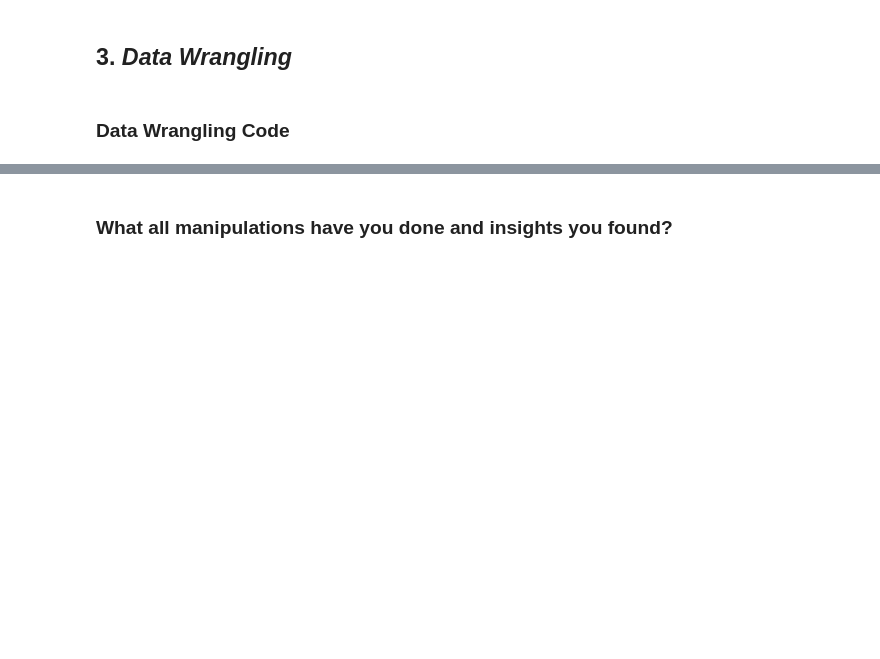
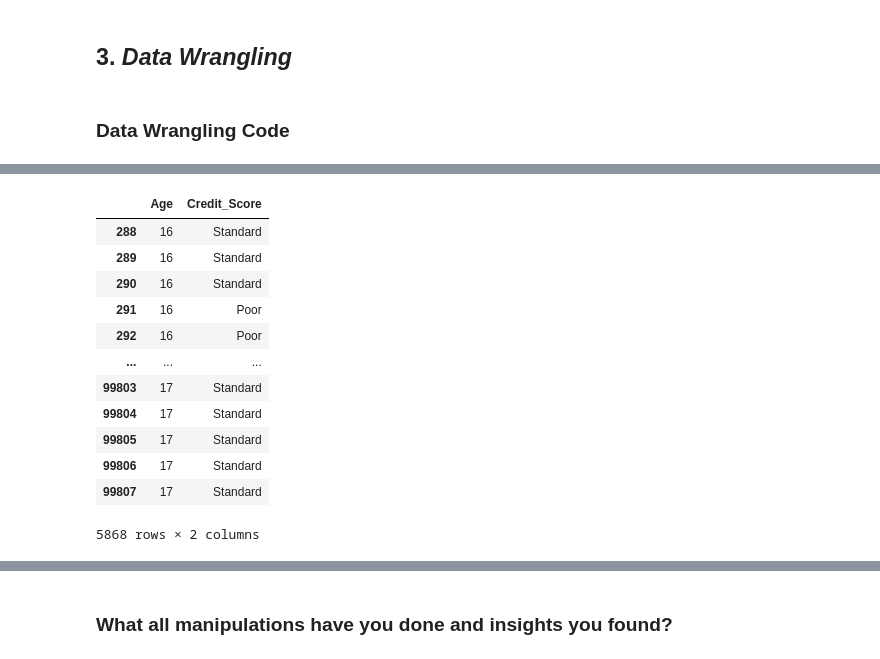
Before and after one commit to Shuvam-2000/Paisa-Bazar-Bank-Fraud-Analysis, a Jupyter notebook: Paisa_Bazar_Bank_Fraud_Analysis.ipynb, the cells around one changed output, grey strips where cells are left out. Cells and saved outputs as stored; diff of their text form; code cells hidden in the pictures; blank space fills up the shorter version.

```diff
--- a/Paisa_Bazar_Bank_Fraud_Analysis.ipynb
+++ b/Paisa_Bazar_Bank_Fraud_Analysis.ipynb
@@ -281,0 +410,17 @@ Credit_Score (No of Unique Values: 3)
+# %%
+# checking the credit score of the ages
+data_copy[data_copy['Age'] < 18][['Age', 'Credit_Score']]
+# %% [output]
+|  | Age | Credit_Score |
+| 288 | 16 | Standard |
+| 289 | 16 | Standard |
+| 290 | 16 | Standard |
+| 291 | 16 | Poor |
+| 292 | 16 | Poor |
+| ... | ... | ... |
+| 99803 | 17 | Standard |
+| 99804 | 17 | Standard |
+| 99805 | 17 | Standard |
+| 99806 | 17 | Standard |
+| 99807 | 17 | Standard |
+5868 rows × 2 columns
```
Also changed, not shown: parts of 23 cells of this notebook.
